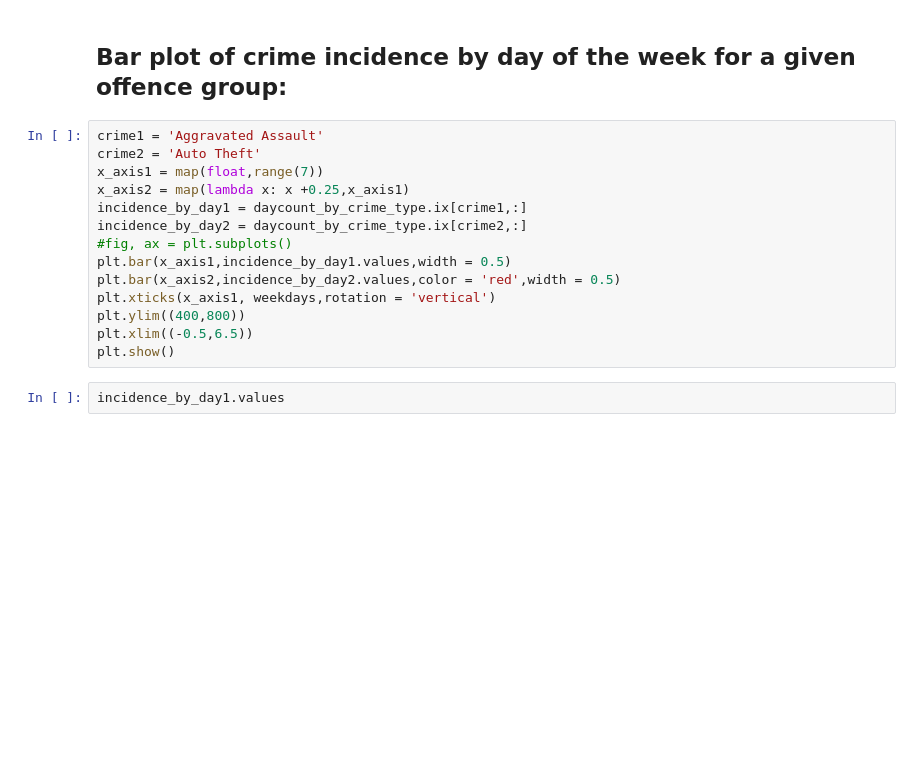
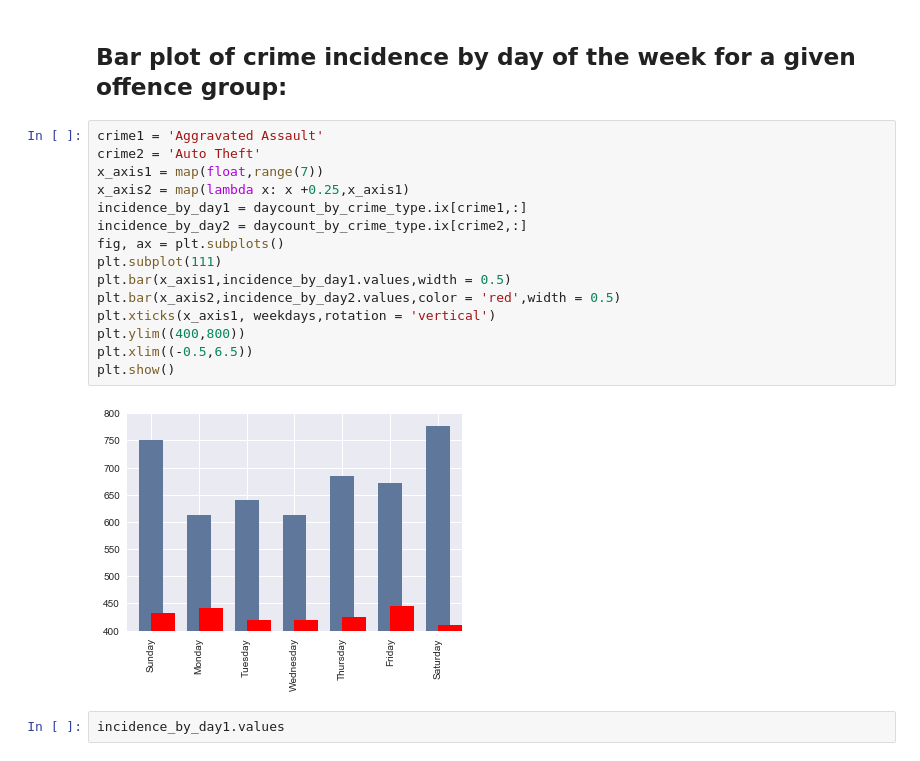
Before and after one commit to bs9ce/Boston-Crime, a Jupyter notebook: crime.ipynb, the cells around one changed output. Saved outputs shown, nothing was run; the diff lists cells and outputs as text; blank space fills up the shorter version.

```diff
--- a/crime.ipynb
+++ b/crime.ipynb
@@ -205,17 +210,20 @@ daycount_by_crime_type.replace(np.NaN,0,inplace = True)
 # %%
 crime1 = 'Aggravated Assault'
 crime2 = 'Auto Theft'
 x_axis1 = map(float,range(7))
 x_axis2 = map(lambda x: x +0.25,x_axis1)
 incidence_by_day1 = daycount_by_crime_type.ix[crime1,:]
 incidence_by_day2 = daycount_by_crime_type.ix[crime2,:]
-#fig, ax = plt.subplots()
+fig, ax = plt.subplots()
+plt.subplot(111)
 plt.bar(x_axis1,incidence_by_day1.values,width = 0.5)
 plt.bar(x_axis2,incidence_by_day2.values,color = 'red',width = 0.5)
 plt.xticks(x_axis1, weekdays,rotation = 'vertical')
 plt.ylim((400,800))
 plt.xlim((-0.5,6.5))
 plt.show()
+# %% [output]
+[figure, added]
 # %%
 incidence_by_day1.values
 # %% [output]
```
Also changed, not shown: parts of 15 cells of this notebook.
